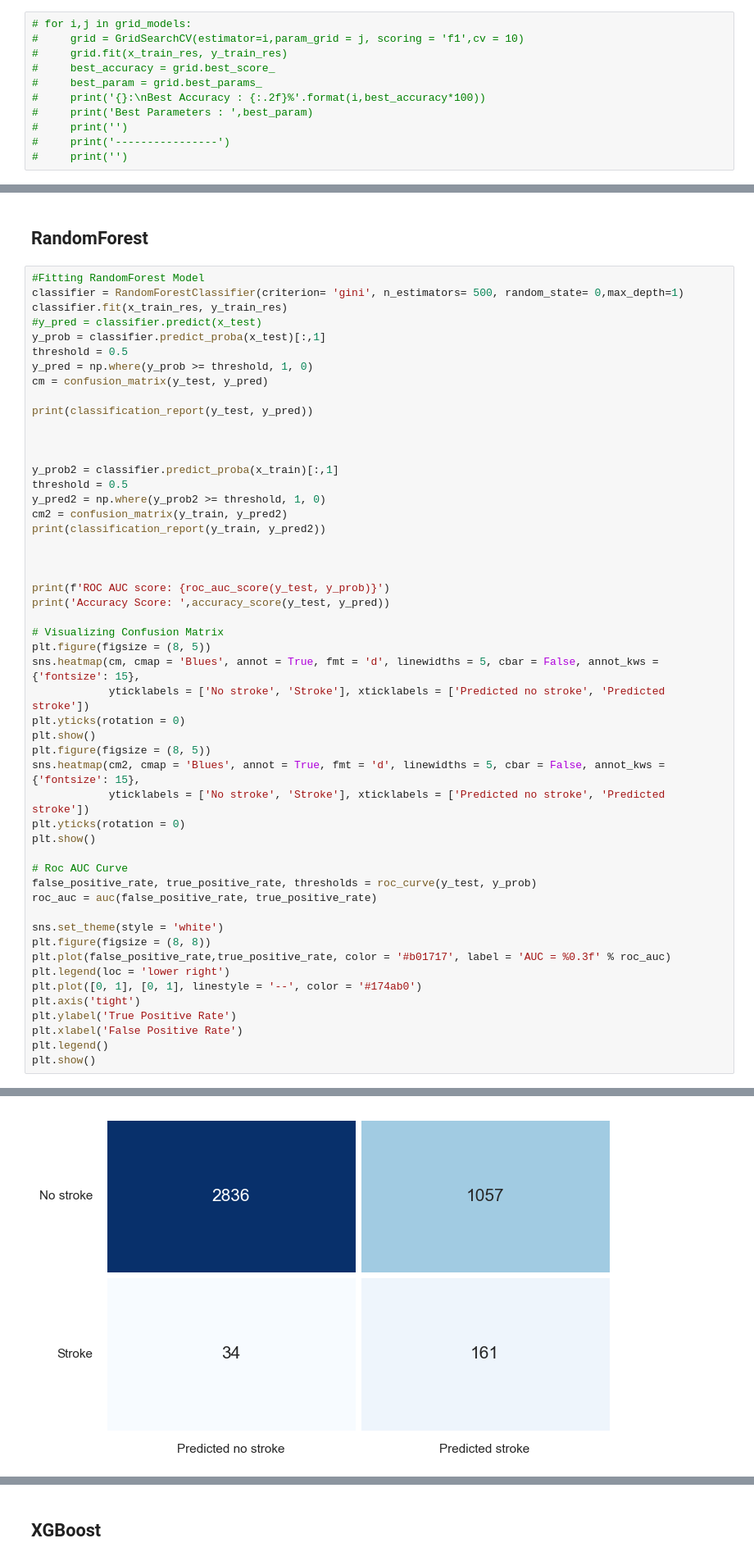
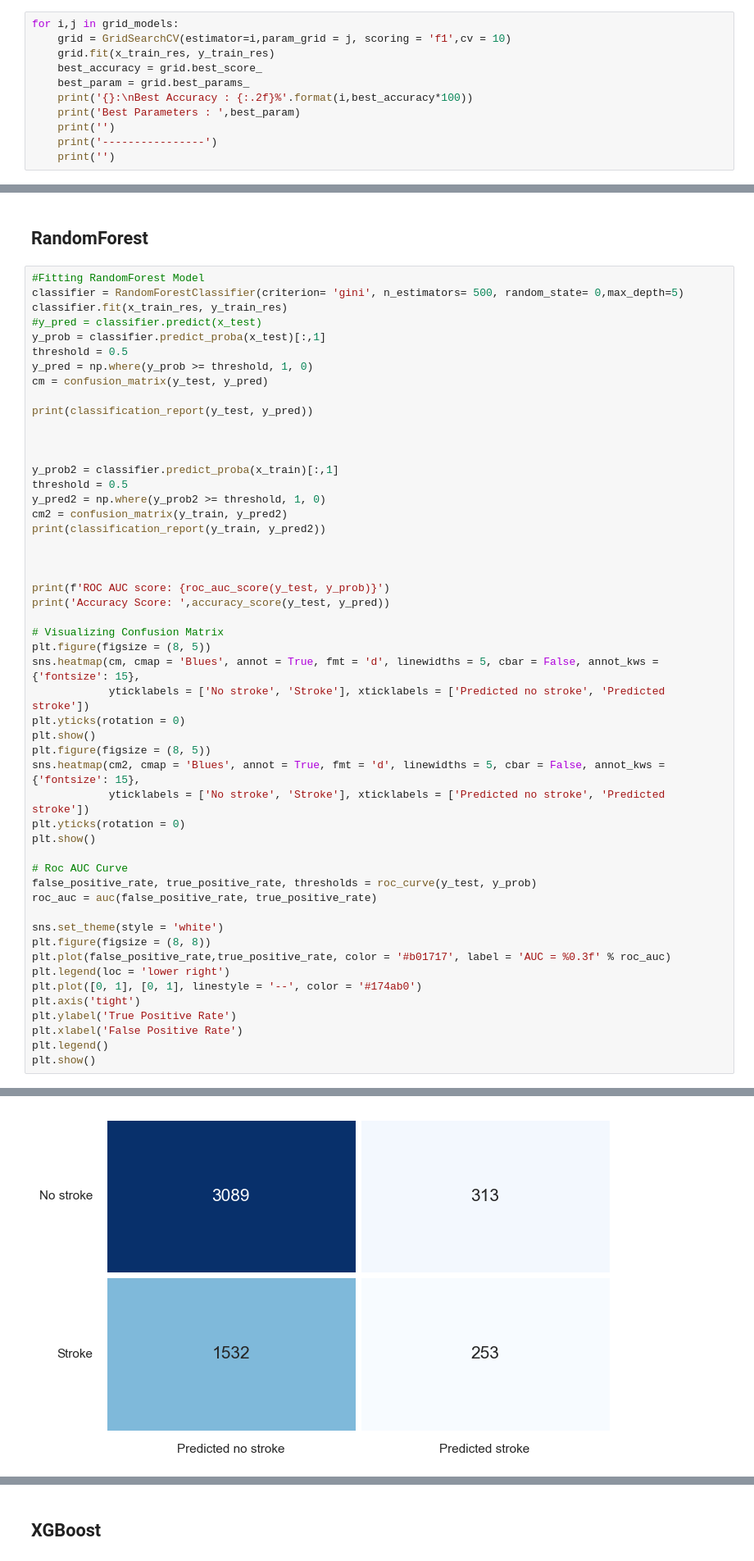
Before and after one commit to hoandkjxhbfhk/stroke-predict, a Jupyter notebook: stroke-eda-smote-9-models-90-accuracy.ipynb, the cells around one changed output, grey strips where cells are left out. Shown at 82% size. Saved outputs shown, nothing was run; the diff lists cells and outputs as text.

```diff
--- a/stroke-eda-smote-9-models-90-accuracy.ipynb
+++ b/stroke-eda-smote-9-models-90-accuracy.ipynb
@@ -640,13 +645,13 @@ grid_models = [
      [{'learning_rate': [0.01, 0.05, 0.1], 'eval_metric': ['error'], 'max_depth': [3, 5, 7]}])
 ]
 # %%
-# for i,j in grid_models:
-#     grid = GridSearchCV(estimator=i,param_grid = j, scoring = 'f1',cv = 10)
-#     grid.fit(x_train_res, y_train_res)
-#     best_accuracy = grid.best_score_
-#     best_param = grid.best_params_
-#     print('{}:\nBest Accuracy : {:.2f}%'.format(i,best_accuracy*100))
-#     print('Best Parameters : ',best_param)
-#     print('')
-#     print('----------------')
-#     print('')
+for i,j in grid_models:
+    grid = GridSearchCV(estimator=i,param_grid = j, scoring = 'f1',cv = 10)
+    grid.fit(x_train_res, y_train_res)
+    best_accuracy = grid.best_score_
+    best_param = grid.best_params_
+    print('{}:\nBest Accuracy : {:.2f}%'.format(i,best_accuracy*100))
+    print('Best Parameters : ',best_param)
+    print('')
+    print('----------------')
+    print('')
@@ -660,7 +683,7 @@ grid_models = [
 ## RandomForest <a id="11.1"></a>
 # %%
 #Fitting RandomForest Model
-classifier = RandomForestClassifier(criterion= 'gini', n_estimators= 500, random_state= 0,max_depth=1)
+classifier = RandomForestClassifier(criterion= 'gini', n_estimators= 500, random_state= 0,max_depth=5)
 classifier.fit(x_train_res, y_train_res)
 #y_pred = classifier.predict(x_test)
 y_prob = classifier.predict_proba(x_test)[:,1]
@@ -734 +757 @@ Accuracy Score:  0.7524461839530333
-[figure, old version]
+[figure, new version]
```
Also changed, not shown: parts of 32 cells of this notebook.
